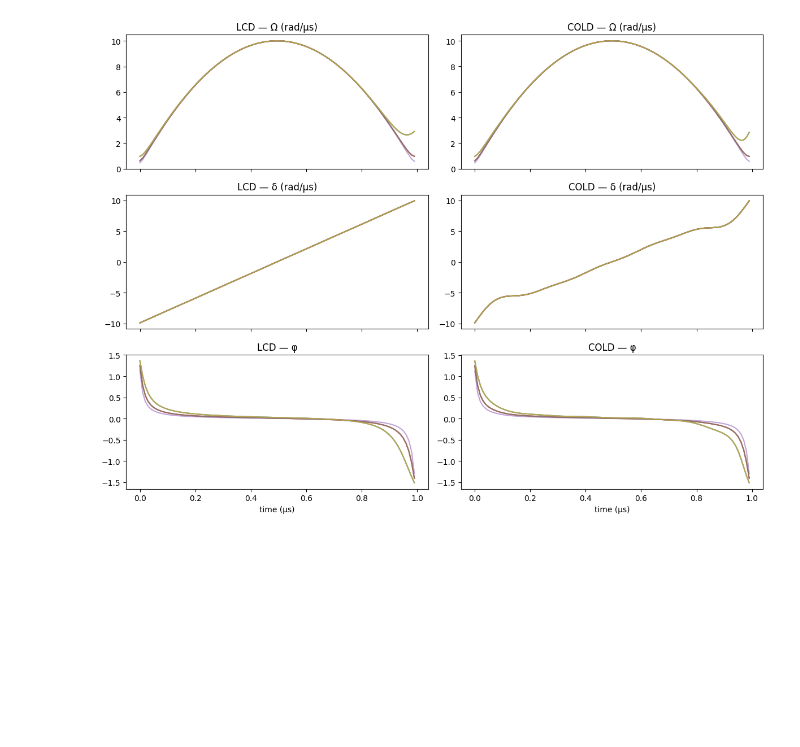
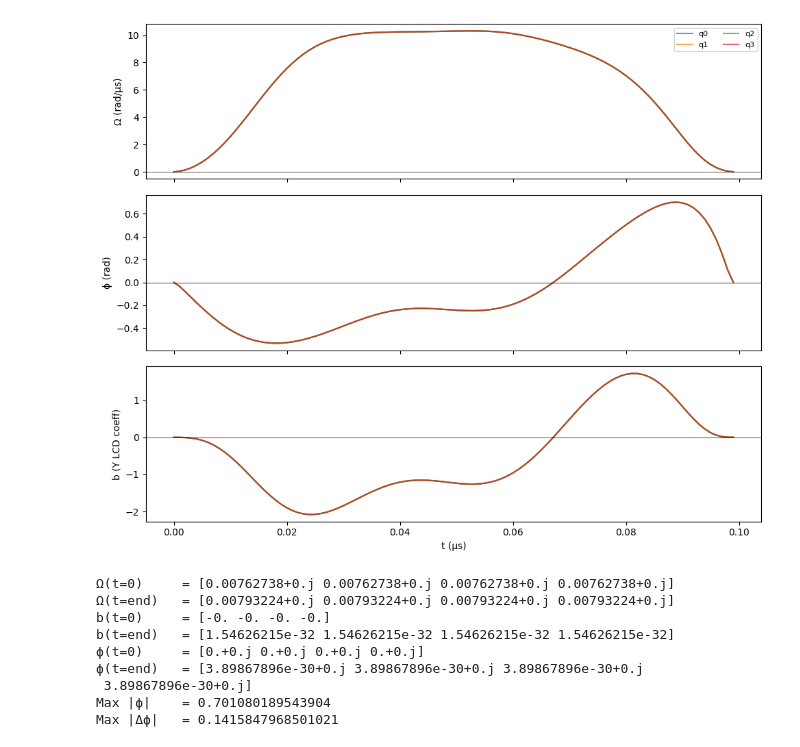
Before and after one commit to murogrande/pulse_counter_diabatic, a Jupyter notebook: test_cold.ipynb, the cells around one changed output. Cells and saved outputs as stored; diff of their text form; code cells hidden in the pictures; blank space fills up the shorter version.

```diff
--- a/test_cold.ipynb
+++ b/test_cold.ipynb
@@ -104,26 +92,50 @@ step   49  loss = 3.924578e+01
-# %%
-def to_np(t):
-    return t.detach().cpu().numpy() if isinstance(t, torch.Tensor) else np.asarray(t)
-
-times = np.arange(seq_data_lcd.omega.shape[0]) * dt / 1000  # in μs
-
-fig, axes = plt.subplots(3, 2, figsize=(12, 9), sharex=True)
-for col, (label, sd) in enumerate([("LCD", seq_data_lcd), ("COLD", seq_data_cold)]):
-    omega = to_np(sd.omega)
-    delta = to_np(sd.delta)
-    phi   = to_np(sd.phi)
-    for i in range(n_atoms):
-        axes[0, col].plot(times, omega[:, i], alpha=0.6)
-        axes[1, col].plot(times, delta[:, i], alpha=0.6)
-        axes[2, col].plot(times, phi[:, i],   alpha=0.6)
-    axes[0, col].set_title(f"{label} — Ω (rad/μs)")
-    axes[1, col].set_title(f"{label} — δ (rad/μs)")
-    axes[2, col].set_title(f"{label} — φ")
-    axes[2, col].set_xlabel("time (μs)")
-fig.tight_layout()
-plt.show()
-# %% [output]
-[figure, removed]
+# %%
+def to_np(t):
+    return t.detach().cpu().numpy() if isinstance(t, torch.Tensor) else np.asarray(t)
+
+import numpy as np
+import matplotlib.pyplot as plt
+
+t = np.arange(seq_data_lcd.omega.shape[0]) * dt / 1000  # μs
+omega_lcd = to_np(seq_data_lcd.omega)
+phi_lcd   = to_np(seq_data_lcd.phi)
+b_lcd     = to_np(cd_lcd.b_history)
+
+fig, axes = plt.subplots(3, 1, figsize=(10, 8), sharex=True)
+for i in range(n_atoms):
+    axes[0].plot(t, omega_lcd[:, i], alpha=0.7, label=f"q{i}")
+    axes[1].plot(t, phi_lcd[:, i],   alpha=0.7)
+    axes[2].plot(t, b_lcd[:, i],     alpha=0.7)
+axes[0].set_ylabel("Ω (rad/μs)")
+axes[1].set_ylabel("ϕ (rad)")
+axes[2].set_ylabel("b (Y LCD coeff)")
+axes[2].set_xlabel("t (μs)")
+axes[0].legend(ncol=2, fontsize=8)
+for ax in axes:
+    ax.axhline(0, color='k', lw=0.5)
+fig.tight_layout()
+plt.show()
+
+# Specifically check endpoints
+print(f"Ω(t=0)     = {omega_lcd[0]}")
+print(f"Ω(t=end)   = {omega_lcd[-1]}")
+print(f"b(t=0)     = {b_lcd[0]}")
+print(f"b(t=end)   = {b_lcd[-1]}")
+print(f"ϕ(t=0)     = {phi_lcd[0]}")
+print(f"ϕ(t=end)   = {phi_lcd[-1]}")
+print(f"Max |ϕ|    = {np.abs(phi_lcd).max()}")
+print(f"Max |Δϕ|   = {np.abs(np.diff(phi_lcd, axis=0)).max()}")  # jumps?
+# %% [output]
+[figure, added]
+Ω(t=0)     = [0.00762738+0.j 0.00762738+0.j 0.00762738+0.j 0.00762738+0.j]
+Ω(t=end)   = [0.00793224+0.j 0.00793224+0.j 0.00793224+0.j 0.00793224+0.j]
+b(t=0)     = [-0. -0. -0. -0.]
+b(t=end)   = [1.54626215e-32 1.54626215e-32 1.54626215e-32 1.54626215e-32]
+ϕ(t=0)     = [0.+0.j 0.+0.j 0.+0.j 0.+0.j]
+ϕ(t=end)   = [3.89867896e-30+0.j 3.89867896e-30+0.j 3.89867896e-30+0.j
+ 3.89867896e-30+0.j]
+Max |ϕ|    = 0.701080189543904
+Max |Δϕ|   = 0.1415847968501021
 # %%
 config = MPSConfig(
     dt=10,
```
Also changed, not shown: parts of 10 cells of this notebook, 1 other file.
